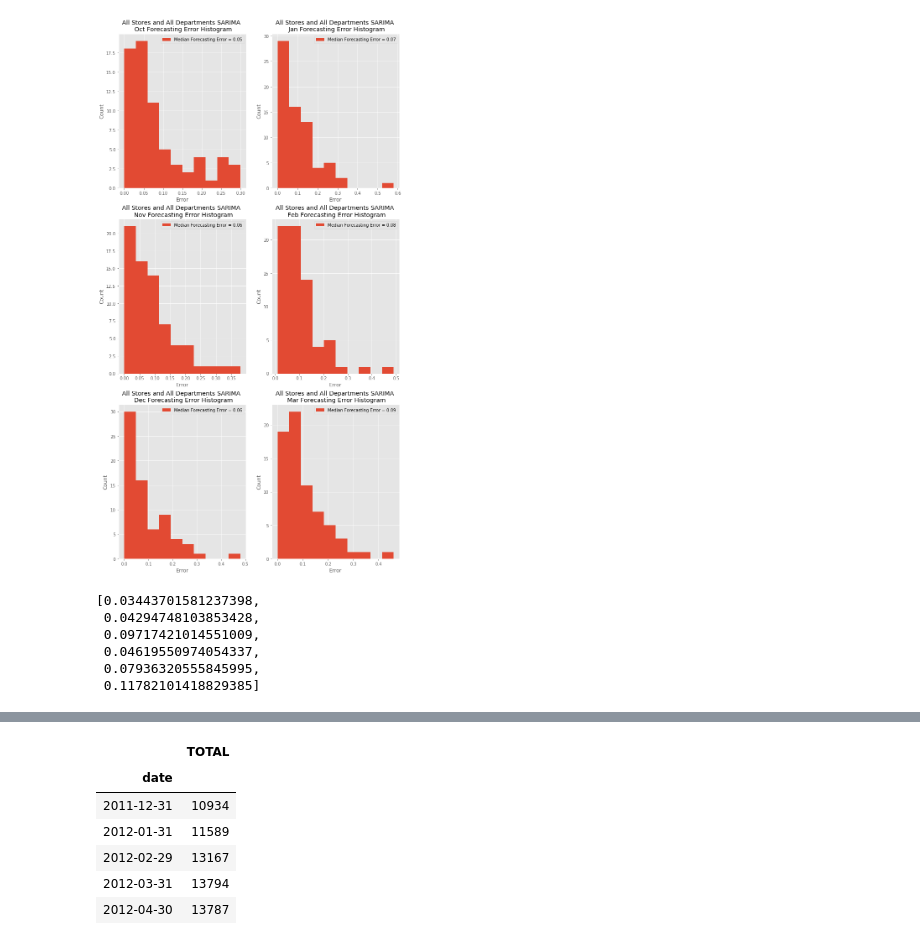
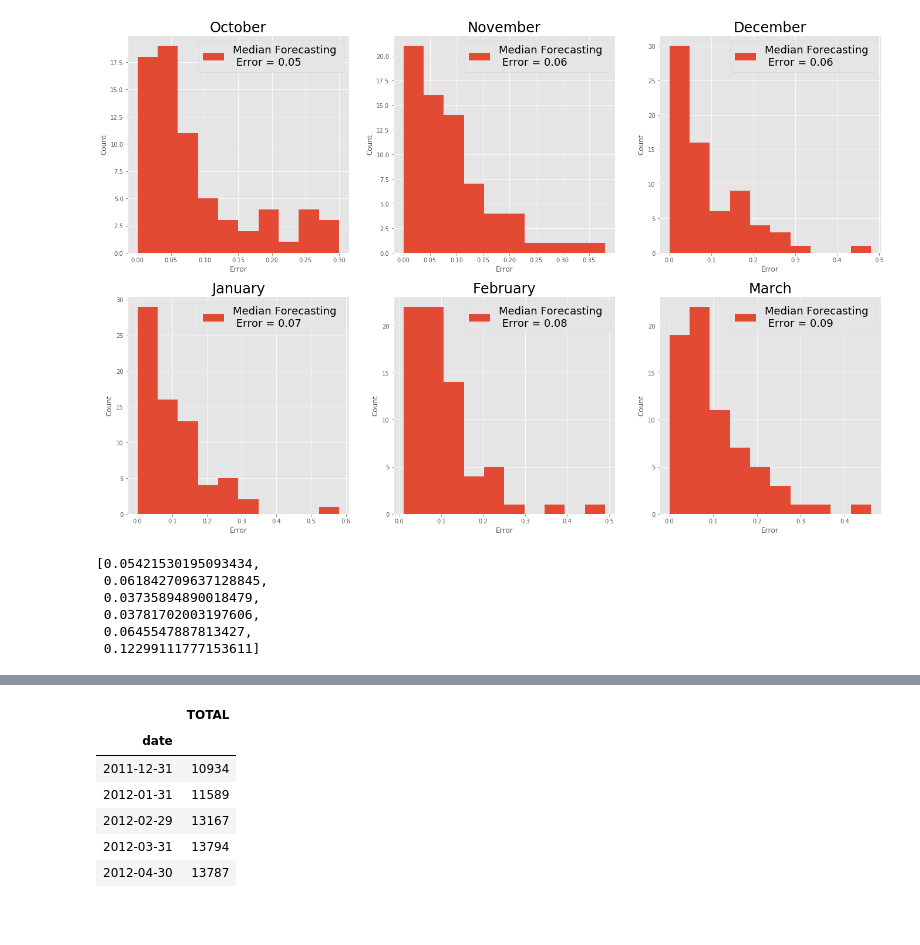
Before and after one commit to alecjonas/Forecasting_Walmart_Sales, a Jupyter notebook: notebooks/ARIMA2.ipynb, the cells around one changed output, grey strips where cells are left out. Cells and saved outputs as stored; diff of their text form; code cells hidden in the pictures; blank space fills up the shorter version.

```diff
--- a/notebooks/ARIMA2.ipynb
+++ b/notebooks/ARIMA2.ipynb
@@ -185,49 +167,49 @@ for idx, val in enumerate(series_setup(store_id, dept_id)):
 68: ['WI_3', 'FOODS_2'] Oct error: 0.25, Nov error: 0.21, Dec error: 0.21, Jan error: 0.28, Feb error: 0.26, Mar error: 0.32
 69: ['WI_3', 'FOODS_3'] Oct error: 0.03, Nov error: 0.04, Dec error: 0.1, Jan error: 0.05, Feb error: 0.08, Mar error: 0.12
 # %%
-fig, axs = plt.subplots(3, 2, figsize = (12,23))
-axs[0, 0].hist(arima6_oct_error, label = f'Median Forecasting Error = {round(np.median(arima6_oct_error),2)}')
-axs[0, 0].set_title('All Stores and All Departments SARIMA \n Oct Forecasting Error Histogram')
+fig, axs = plt.subplots(2, 3, figsize = (23,15))
+axs[0, 0].hist(arima6_oct_error, label = f'Median Forecasting \n Error = {round(np.median(arima6_oct_error),2)}')
+axs[0, 0].set_title('October', fontsize = 24)
 axs[0, 0].set_ylabel('Count')
 axs[0, 0].set_xlabel('Error')
-axs[0, 0].legend()
+axs[0, 0].legend(fontsize = 18)
 
-axs[1, 0].hist(arima6_nov_error, label = f'Median Forecasting Error = {round(np.median(arima6_nov_error),2)}')
-axs[1, 0].set_title('All Stores and All Departments SARIMA \n Nov Forecasting Error Histogram')
+axs[0, 1].hist(arima6_nov_error, label = f'Median Forecasting \n Error = {round(np.median(arima6_nov_error),2)}')
+axs[0, 1].set_title('November', fontsize = 24)
+axs[0, 1].set_ylabel('Count')
+axs[0, 1].set_xlabel('Error')
+axs[0, 1].legend(fontsize = 18)
+
+axs[0, 2].hist(arima6_dec_error, label = f'Median Forecasting \n Error = {round(np.median(arima6_dec_error),2)}')
+axs[0, 2].set_title('December', fontsize = 24)
+axs[0, 2].set_ylabel('Count')
+axs[0, 2].set_xlabel('Error')
+axs[0, 2].legend(fontsize = 18)
+
+axs[1, 0].hist(arima6_jan_error, label = f'Median Forecasting \n Error = {round(np.median(arima6_jan_error),2)}')
+axs[1, 0].set_title('January', fontsize = 24)
 axs[1, 0].set_ylabel('Count')
 axs[1, 0].set_xlabel('Error')
-axs[1, 0].legend()
+axs[1, 0].legend(fontsize = 18)
 
-axs[2, 0].hist(arima6_dec_error, label = f'Median Forecasting Error = {round(np.median(arima6_dec_error),2)}')
-axs[2, 0].set_title('All Stores and All Departments SARIMA \n Dec Forecasting Error Histogram')
-axs[2, 0].set_ylabel('Count')
-axs[2, 0].set_xlabel('Error')
-axs[2, 0].legend()
-
-axs[0, 1].hist(arima6_jan_error, label = f'Median Forecasting Error = {round(np.median(arima6_jan_error),2)}')
-axs[0, 1].set_title('All Stores and All Departments SARIMA \n Jan Forecasting Error Histogram')
-axs[0, 1].set_ylabel('Count')
-axs[0, 1].set_xlabel('Error')
-axs[0, 1].legend()
-
-axs[1, 1].hist(arima6_feb_error, label = f'Median Forecasting Error = {round(np.median(arima6_feb_error),2)}')
-axs[1, 1].set_title('All Stores and All Departments SARIMA \n Feb Forecasting Error Histogram')
+axs[1, 1].hist(arima6_feb_error, label = f'Median Forecasting \n Error = {round(np.median(arima6_feb_error),2)}')
+axs[1, 1].set_title('February', fontsize = 24)
 axs[1, 1].set_ylabel('Count')
 axs[1, 1].set_xlabel('Error')
-axs[1, 1].legend()
+axs[1, 1].legend(fontsize = 18)
 
-axs[2, 1].hist(arima6_mar_error, label = f'Median Forecasting Error = {round(np.median(arima6_mar_error),2)}')
-axs[2, 1].set_title('All Stores and All Departments SARIMA \n Mar Forecasting Error Histogram')
-axs[2, 1].set_ylabel('Count')
-axs[2, 1].set_xlabel('Error')
-axs[2, 1].legend()
+axs[1, 2].hist(arima6_mar_error, label = f'Median Forecasting \n Error = {round(np.median(arima6_mar_error),2)}')
+axs[1, 2].set_title('March', fontsize = 24)
+axs[1, 2].set_ylabel('Count')
+axs[1, 2].set_xlabel('Error')
+axs[1, 2].legend(fontsize = 18)
 
 plt.savefig('../images/arima_hist')
 plt.show()
 # %% [output]
-[figure, old version]
+[figure, new version]
 # %%
-series2 = resample_series(make_series('WI_3', 'FOODS_3'),'M')
+series2 = resample_series(make_series('CA_1', 'HOUSEHOLD_2'),'M')
 
 train2, test2 = train_test_split(series2, train_size=len(series2)-6)
 model2 = pm.auto_arima(train2, seasonal=True, m=12)
@@ -246,9 +228,9 @@ for idx, val in enumerate(forecasts2):
     results.append(calculate_errors(actuals[idx], val))
 results
 # %% [output]
-[0.03443701581237398,
- 0.04294748103853428,
- 0.09717421014551009,
- 0.04619550974054337,
- 0.07936320555845995,
- 0.11782101418829385]
+[0.05421530195093434,
+ 0.061842709637128845,
+ 0.03735894890018479,
+ 0.03781702003197606,
+ 0.0645547887813427,
+ 0.12299111777153611]
```
Also changed, not shown: parts of 33 cells of this notebook, 6 other files.
